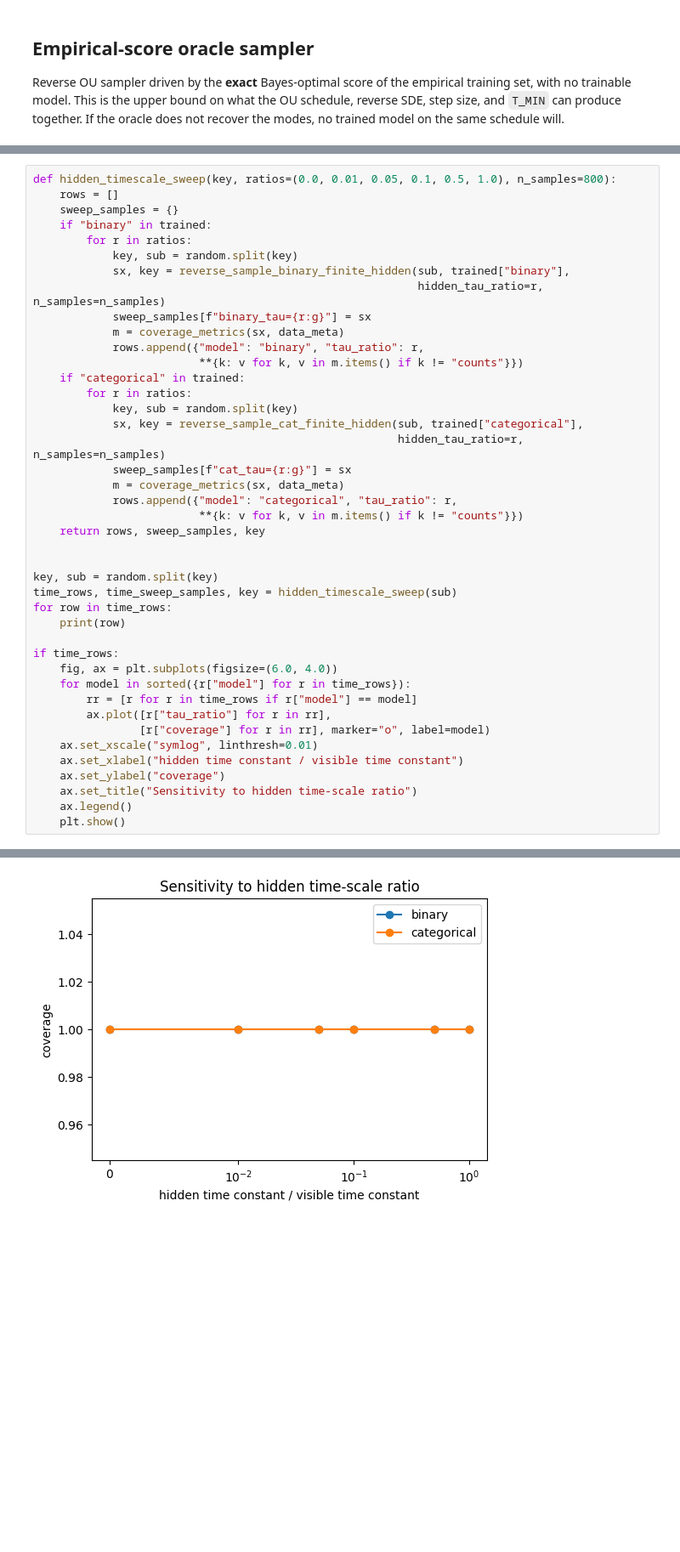
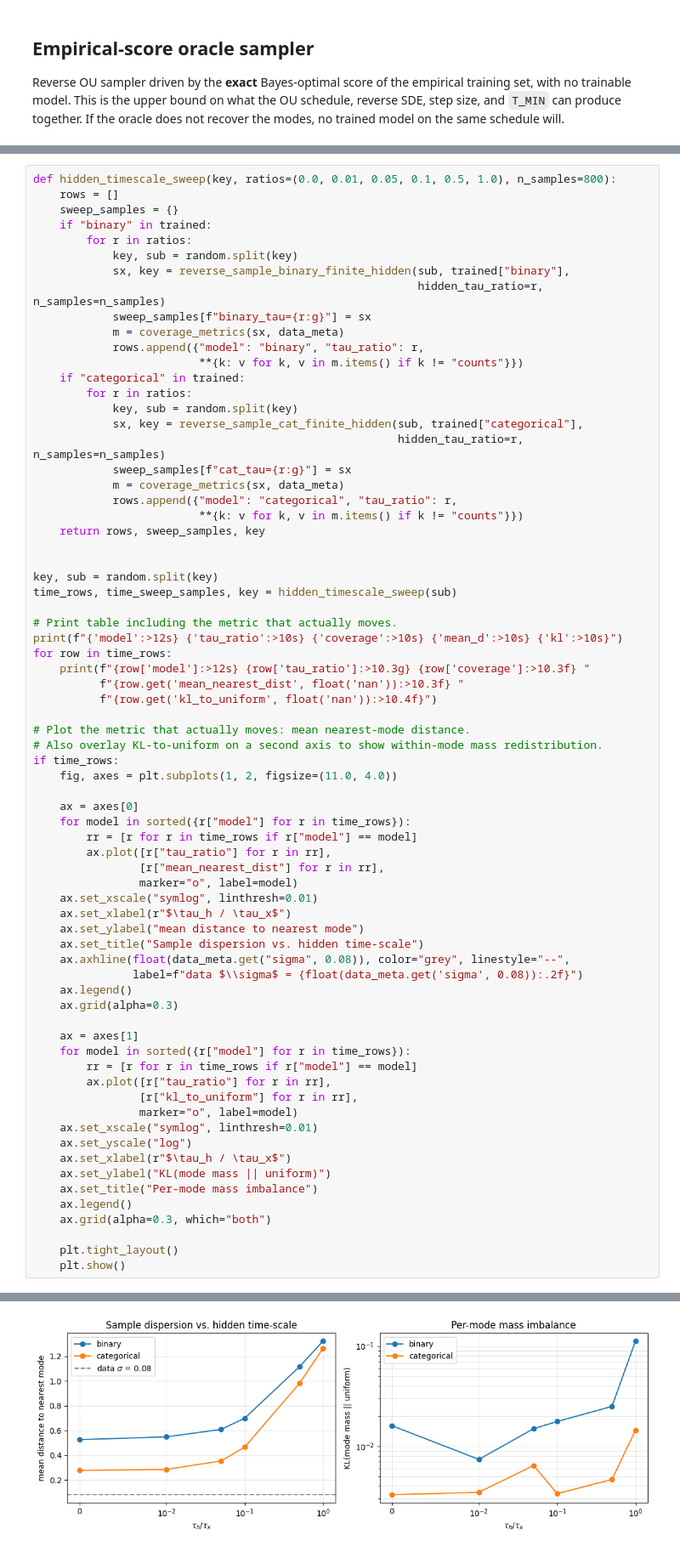
Before and after one commit to cyboesch/latent-score-matching, a Jupyter notebook: notebooks/latent_dam_2d_toy_jax_v2.ipynb, the cells around one changed output, grey strips where cells are left out. Shown at 85% size. Cells and saved outputs as stored; diff of their text form; blank space fills up the shorter version.

Commit message:
improved the time scale analysis (end of notebook)

```diff
--- a/notebooks/latent_dam_2d_toy_jax_v2.ipynb
+++ b/notebooks/latent_dam_2d_toy_jax_v2.ipynb
@@ -1097,19 +1099,48 @@ def hidden_timescale_sweep(key, ratios=(0.0, 0.01, 0.05, 0.1, 0.5, 1.0), n_sampl
 
 key, sub = random.split(key)
 time_rows, time_sweep_samples, key = hidden_timescale_sweep(sub)
+
+# Print table including the metric that actually moves.
+print(f"{'model':>12s} {'tau_ratio':>10s} {'coverage':>10s} {'mean_d':>10s} {'kl':>10s}")
 for row in time_rows:
-    print(row)
+    print(f"{row['model']:>12s} {row['tau_ratio']:>10.3g} {row['coverage']:>10.3f} "
+          f"{row.get('mean_nearest_dist', float('nan')):>10.3f} "
+          f"{row.get('kl_to_uniform', float('nan')):>10.4f}")
 
+# Plot the metric that actually moves: mean nearest-mode distance.
+# Also overlay KL-to-uniform on a second axis to show within-mode mass redistribution.
 if time_rows:
-    fig, ax = plt.subplots(figsize=(6.0, 4.0))
+    fig, axes = plt.subplots(1, 2, figsize=(11.0, 4.0))
+
+    ax = axes[0]
     for model in sorted({r["model"] for r in time_rows}):
         rr = [r for r in time_rows if r["model"] == model]
         ax.plot([r["tau_ratio"] for r in rr],
-                [r["coverage"] for r in rr], marker="o", label=model)
+                [r["mean_nearest_dist"] for r in rr],
+                marker="o", label=model)
     ax.set_xscale("symlog", linthresh=0.01)
-    ax.set_xlabel("hidden time constant / visible time constant")
-    ax.set_ylabel("coverage")
-    ax.set_title("Sensitivity to hidden time-scale ratio")
+    ax.set_xlabel(r"$\tau_h / \tau_x$")
+    ax.set_ylabel("mean distance to nearest mode")
+    ax.set_title("Sample dispersion vs. hidden time-scale")
+    ax.axhline(float(data_meta.get("sigma", 0.08)), color="grey", linestyle="--",
+               label=f"data $\\sigma$ = {float(data_meta.get('sigma', 0.08)):.2f}")
     ax.legend()
+    ax.grid(alpha=0.3)
+
+    ax = axes[1]
+    for model in sorted({r["model"] for r in time_rows}):
+        rr = [r for r in time_rows if r["model"] == model]
+        ax.plot([r["tau_ratio"] for r in rr],
+                [r["kl_to_uniform"] for r in rr],
+                marker="o", label=model)
+    ax.set_xscale("symlog", linthresh=0.01)
+    ax.set_yscale("log")
+    ax.set_xlabel(r"$\tau_h / \tau_x$")
+    ax.set_ylabel("KL(mode mass || uniform)")
+    ax.set_title("Per-mode mass imbalance")
+    ax.legend()
+    ax.grid(alpha=0.3, which="both")
+
+    plt.tight_layout()
     plt.show()
 # %% [output]
@@ -1128,4 +1160,4 @@ if time_rows:
-[figure, old version]
+[figure, new version]
 # %% [markdown]
 ## Interpretation checklist
 
```
Also changed, not shown: parts of 4 cells of this notebook.
